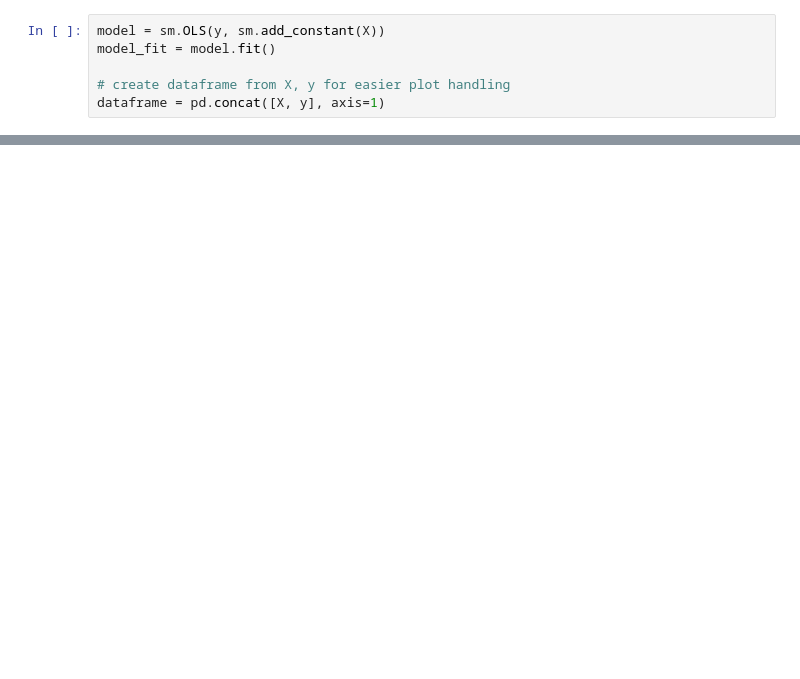
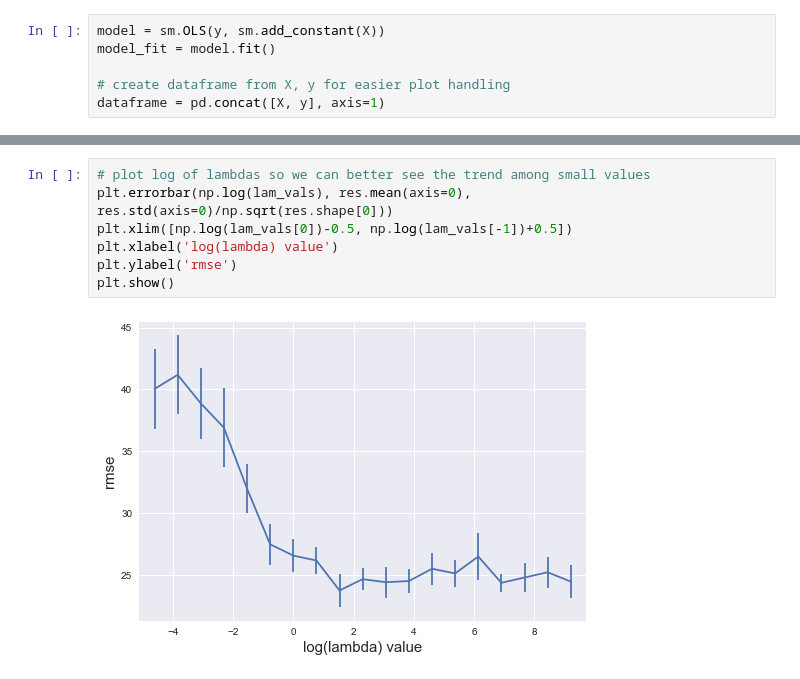
Before and after one commit to Ruthless-Raven/W.I.L.D-ZOO-CAPSTONE-, a Jupyter notebook: code/linear regression.ipynb, the cells around one changed output, grey strips where cells are left out. Drawn from its saved outputs; the diff is of its cells as text; blank space fills up the shorter version.

```diff
--- a/code/linear regression.ipynb
+++ b/code/linear regression.ipynb
@@ -413,0 +410,9 @@ Error:
+# %%
+# plot log of lambdas so we can better see the trend among small values
+plt.errorbar(np.log(lam_vals), res.mean(axis=0), res.std(axis=0)/np.sqrt(res.shape[0]))
+plt.xlim([np.log(lam_vals[0])-0.5, np.log(lam_vals[-1])+0.5])
+plt.xlabel('log(lambda) value')
+plt.ylabel('rmse')
+plt.show()
+# %% [output]
+[figure, added]
```
Also changed, not shown: parts of 61 cells of this notebook, 8 other files.
